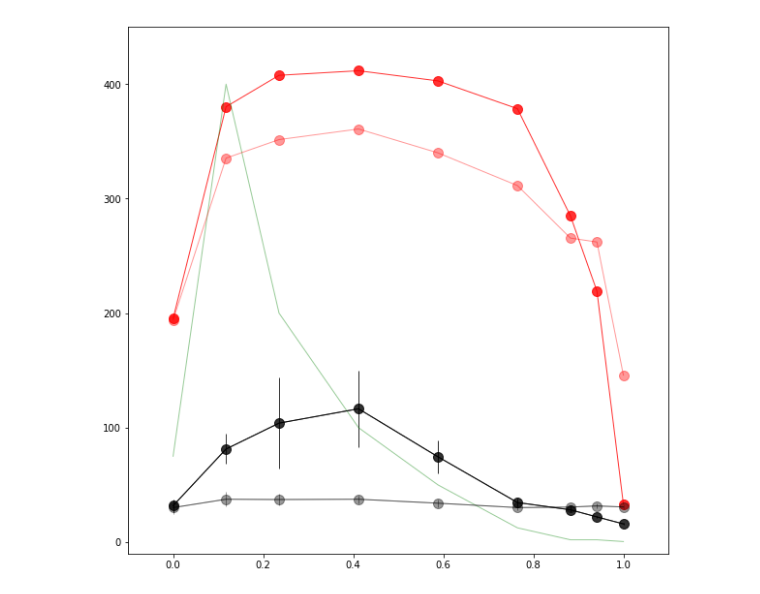
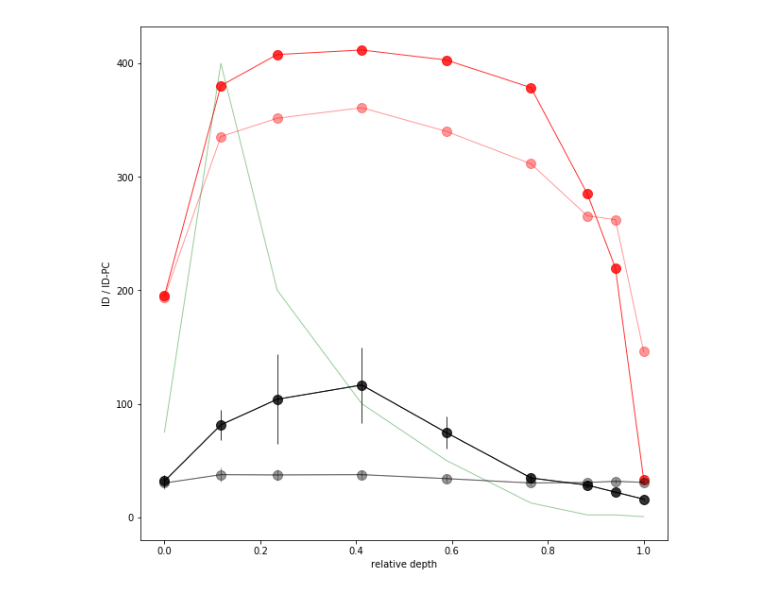
Before and after one commit to ansuini/IntrinsicDimDeep, a Jupyter notebook: scripts/pretrained/hunchback_trained_vs_untrained.ipynb, the cells around one changed output. Cells and saved outputs as stored; diff of their text form; code cells hidden in the pictures.

```diff
--- a/scripts/pretrained/hunchback_trained_vs_untrained.ipynb
+++ b/scripts/pretrained/hunchback_trained_vs_untrained.ipynb
@@ -19,3 +14,18 @@ results_folder = join(ROOT, 'data', 'pretrained', 'hunchback_trained')
+# %%
+# path
+cwd = os.getcwd()
+parts = cwd.split('/scripts/pretrained')
+ROOT = parts[0]
+os.chdir(ROOT)
+import sys
+sys.path.insert(0, ROOT)
+# %%
+choice = 'results_provided'
+
+# uncomment this line if you want to check your own results
+# choice = 'results'
+
+results_folder = join(ROOT, 'data', 'pretrained',  choice, 'hunchback_trained')
 # %%
 def get_color(arch):
     #print(arch)
@@ -61,11 +71,11 @@ for t in train:
     if t == True:
         tag = 'trained'
         alpha = 0.8
-        results_folder = join(ROOT, 'data', 'pretrained', 'hunchback_trained')
+        results_folder = join(ROOT, 'data', 'pretrained', choice, 'hunchback_trained')
     else:
         tag = 'not trained'
         alpha = 0.4
-        results_folder = join(ROOT, 'data', 'pretrained', 'hunchback_untrained_5reps')
+        results_folder = join(ROOT, 'data', 'pretrained', choice, 'hunchback_untrained')
 
     ID = {}
     for arch in archs:
@@ -75,44 +85,34 @@ for t in train:
         IDerr[arch] = np.load(join(results_folder, arch + '_IDerr.npy'))
     PCA_DIM = {}
     for arch in archs:
         PCA_DIM[arch] = np.load(join(results_folder, arch + '_PCA_DIM.npy'))
     Depths = {}
     for arch in archs:
         Depths[arch] = np.load(join(results_folder, arch + '_depths.npy'))
     Embdims = {}
     for arch in archs:
         Embdims[arch] = np.load(join(results_folder, arch + '_embdims.npy'))
 
 
     for i,arch in enumerate(archs):
         nlayers = ID[arch].shape[1]
 
         embdims = Embdims[arch][0:nlayers]/np.max(Embdims[arch][0:nlayers])
         rdepths = Depths[arch]/Depths[arch][-1]
 
 
         plt.plot(rdepths, np.mean(ID[arch][0:-1,:],0), '-ko', markersize=ms, linewidth=lw, alpha=alpha, label= 'ID ' + tag)
         plt.errorbar(rdepths, np.mean(ID[arch][0:-1,:],0),
                      yerr=np.std(ID[arch][0:-1,:],0), fmt='-k', linewidth=lw, alpha=alpha)
         plt.plot(rdepths, np.mean(PCA_DIM[arch][0:-1,:],0), '-ro', markersize=ms,linewidth=lw, alpha=alpha,label='ID-PC ' + tag)
 
         if t == True:
             plt.plot(rdepths, embdims*400, '-g', linewidth=lw, markersize=ms,
                      alpha=0.4,label='ED (normalized)')
 
-#plt.xticks(fontsize=30)
-#plt.yticks(fontsize=30)
-#plt.xlabel('relative depth',fontsize=fs)
-#plt.ylabel('dimensionality estimations',fontsize=fs)
-plt.xlim([-0.1,1.1])
-plt.ylim([-10,450])
-#plt.legend(fontsize=fs)
-#plt.title('VGG-16',fontsize=fs2)
-
-fname = 'ID_vs_PCA_DIM_Trained_vs_Untrained'
+plt.xlabel('relative depth')
+plt.ylabel('ID / ID-PC')
+fname = 'Fig5_C'
 plt.savefig(join(results_folder, fname + '.png') )
-plt.savefig(join(results_folder, fname + '.jpg') )
-plt.savefig(join(results_folder, fname + '.svg') )
-plt.savefig(join(results_folder, fname + '.eps') )
 # %% [output]
-[figure, old version]
+[figure, new version]
```
Also changed, not shown: parts of 2 cells of this notebook, 1 other file.
